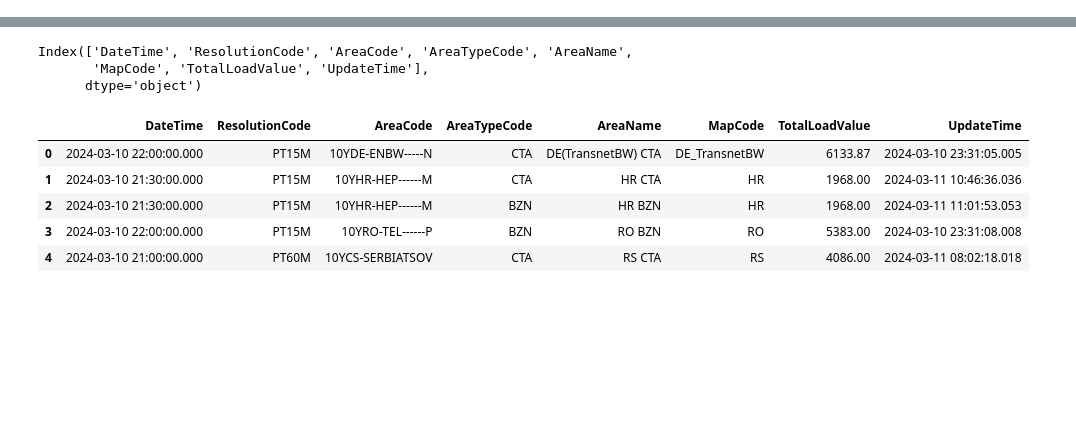
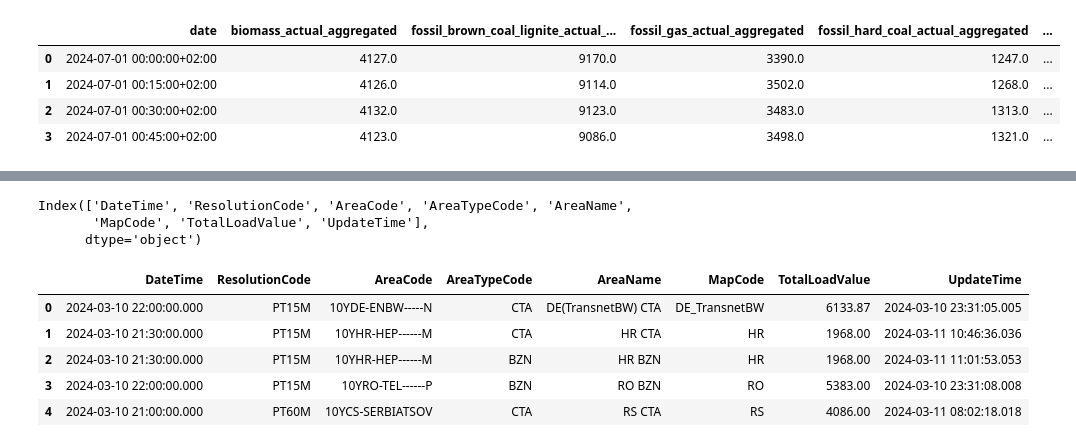
Before and after one commit to mohammadp1001/RenewableInsight, a Jupyter notebook: notebooks/data_transformer.ipynb, the cells around one changed output, grey strips where cells are left out. Drawn from its saved outputs; the diff is of its cells as text; code cells hidden in the pictures; blank space fills up the shorter version.

```diff
--- a/notebooks/data_transformer.ipynb
+++ b/notebooks/data_transformer.ipynb
@@ -26,0 +42,8 @@ data = data_downloader.data
+# %%
+data.head(4)
+# %% [output]
+|  | date | biomass_actual_aggregated | fossil_brown_coal_lignite_actual_... | fossil_gas_actual_aggregated | fossil_hard_coal_actual_aggregated | ... |
+| 0 | 2024-07-01 00:00:00+02:00 | 4127.0 | 9170.0 | 3390.0 | 1247.0 | ... |
+| 1 | 2024-07-01 00:15:00+02:00 | 4126.0 | 9114.0 | 3502.0 | 1268.0 | ... |
+| 2 | 2024-07-01 00:30:00+02:00 | 4132.0 | 9123.0 | 3483.0 | 1313.0 | ... |
+| 3 | 2024-07-01 00:45:00+02:00 | 4123.0 | 9086.0 | 3498.0 | 1321.0 | ... |
```
Also changed, not shown: parts of 10 cells of this notebook, 24 other files.
